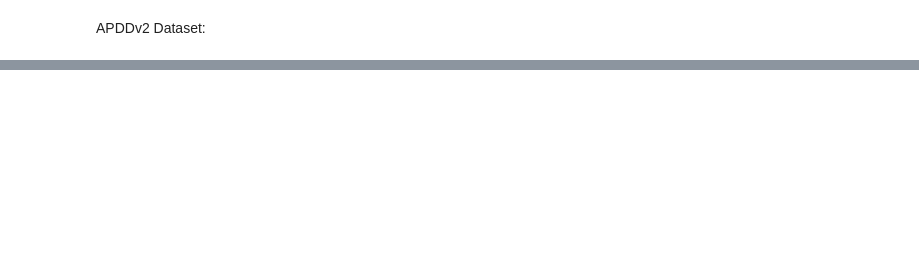
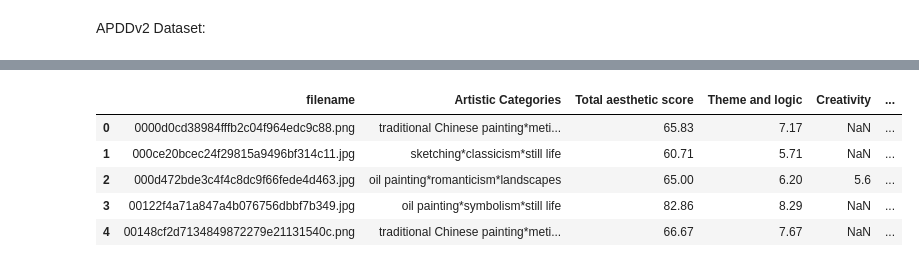
Before and after one commit to SamaMostafa03/Art-Critique-and-Creation-Tool, a Jupyter notebook: AI-Models/Critique-Models/scores_prediction.ipynb, the cells around one changed output, grey strips where cells are left out. Cells and saved outputs as stored; diff of their text form; code cells hidden in the pictures; blank space fills up the shorter version.

```diff
--- a/AI-Models/Critique-Models/scores_prediction.ipynb
+++ b/AI-Models/Critique-Models/scores_prediction.ipynb
@@ -148 +115,12 @@ train_data.head()
+# %%
+# Load APDDv2 data
+data = pd.read_csv('./apddv2_csvfiles/APDDv2-10023.csv', encoding='ISO-8859-1')
+data.head()
+# %% [output]
+|  | filename | Artistic Categories | Total aesthetic score | Theme and logic | Creativity | ... |
+| 0 | 0000d0cd38984fffb2c04f964edc9c88.png | traditional Chinese painting*meti... | 65.83 | 7.17 | NaN | ... |
+| 1 | 000ce20bcec24f29815a9496bf314c11.jpg | sketching*classicism*still life | 60.71 | 5.71 | NaN | ... |
+| 2 | 000d472bde3c4f4c8dc9f66fede4d463.jpg | oil painting*romanticism*landscapes | 65.00 | 6.20 | 5.6 | ... |
+| 3 | 00122f4a71a847a4b076756dbbf7b349.jpg | oil painting*symbolism*still life | 82.86 | 8.29 | NaN | ... |
+| 4 | 00148cf2d7134849872279e21131540c.png | traditional Chinese painting*meti... | 66.67 | 7.67 | NaN | ... |
 # %%
```
Also changed, not shown: parts of 20 cells of this notebook.
